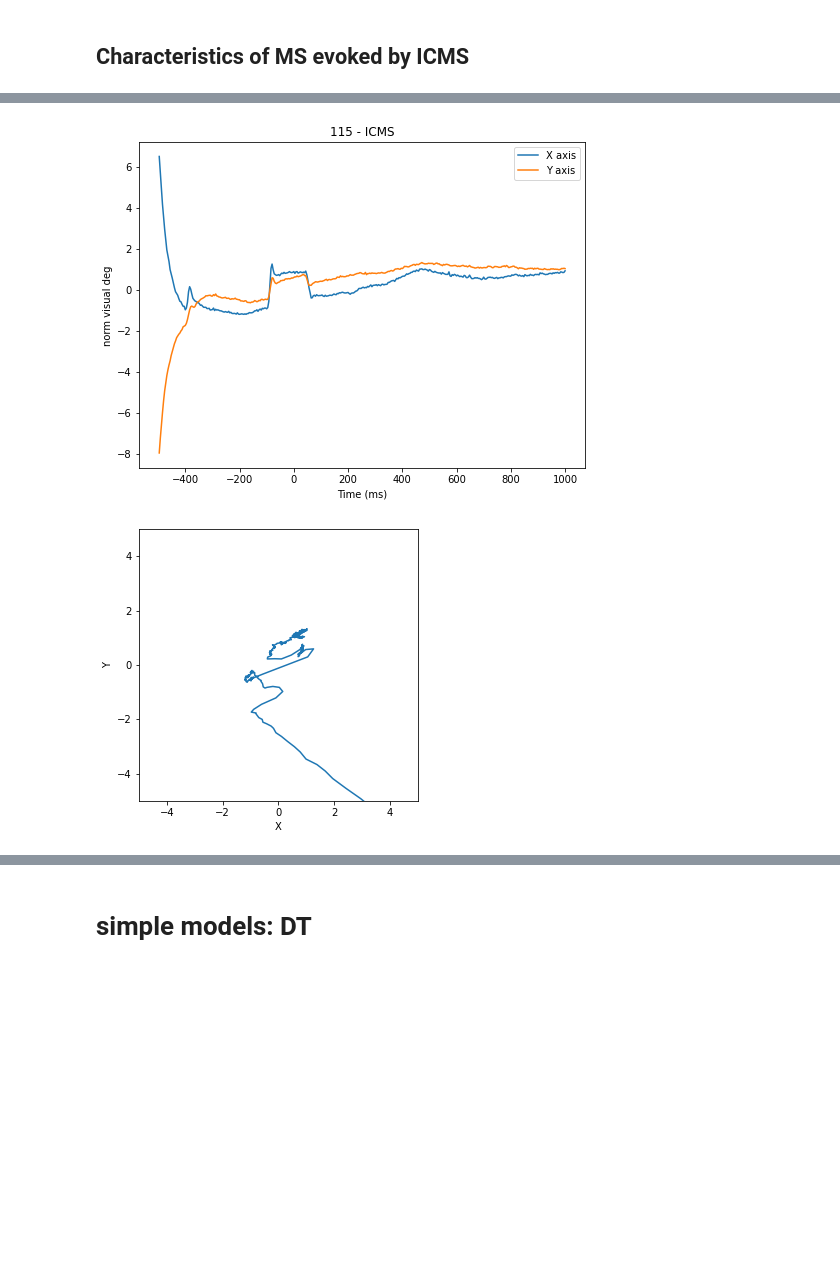
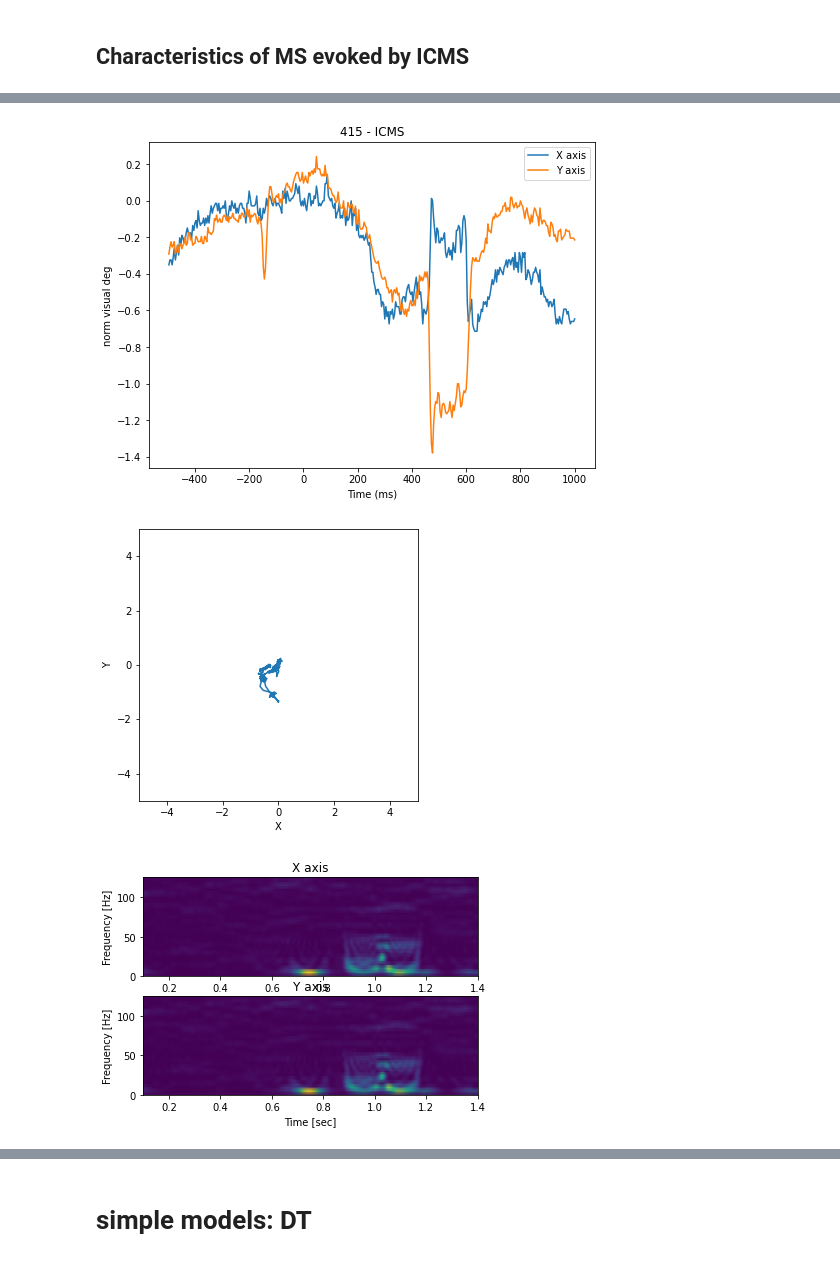
Before and after one commit to noamKayzer/Eye-movements-classification, a Jupyter notebook: ICMS_eye_movement_classification.ipynb, the cells around one changed output, grey strips where cells are left out. Drawn from its saved outputs; the diff is of its cells as text; code cells hidden in the pictures; blank space fills up the shorter version.

```diff
--- a/ICMS_eye_movement_classification.ipynb
+++ b/ICMS_eye_movement_classification.ipynb
@@ -225,0 +209,9 @@ Total trials:1421, labels:1421. ICMS trials:703, blank trials:718
+# %%
+data_class = data_read()
+x,y,sac2RF,sac2RF_sacn = data_class.get_data()
+timeline=data_class.timeline
+mean_x_axis = x[:,:,0].mean()
+mean_y_axis = x[:,:,1].mean()
+std_x_axis = x[:,:,0].std()
+std_y_axis = x[:,:,1].std()
+print(f'mean x axis:{mean_x_axis} (+-SD:{std_x_axis}) mean y axis:{mean_y_axis} (+-SD:{std_y_axis})')
@@ -308,6 +318,8 @@ def microsacc(x,vel,std_thrs,mindur):
   sac['correction y'] = np.subtract(dX,dy)
   deg_diff_between_sac_axis_and_ms = sac_axis-sac['deg']
   sac['sac_axis_proj'] = sac['max_amp']*np.cos(deg_diff_between_sac_axis_and_ms/180*np.pi)
+  deg_diff_between_orth_axis_and_ms = (sac_axis-90)-sac['deg']
+  sac['orth_axis_proj'] = sac['max_amp']*np.cos(deg_diff_between_orth_axis_and_ms/180*np.pi)
   return sac
 # %%
 std_thrs = 5.5
@@ -377,7 +414,7 @@ class find_first_ms_class():
 # %% [markdown]
 ## Characteristics of MS evoked by ICMS
 # %%
-trial_num = 115 #@param {type:"slider", min:0, max:1500, step:1}
+trial_num = 415 #@param {type:"slider", min:0, max:1500, step:1}
 if trial_num >= x.shape[0]:
   print(f'Trial_num exceed maximum trials.\n Showing last trial:{x.shape[0]}')
   trial_num = x.shape[0]-1
@@ -433,12 +470,20 @@ def plot_trial(x,cond=None,trial_num='',x_std=False,time_vec=timeline):
     sample2time = lambda t: t*4-500
     nsac = len(ms_df)
     for i in range(nsac):
+      #pdb.set_trace()
       onset = sample2time(ms_df['onset'].loc[i])
       offset = sample2time(ms_df['offset'].loc[i]+1)
       sac_vec_idx = np.append(sac_vec_idx ,np.arange(onset,offset))
+      if trial_num and sac2RF_sacn[trial_num]>0 and int(sac2RF_sacn[trial_num])== i+1:
+        sac_n_idx = np.arange(onset,offset)
     y_of_sac = np.zeros_like(sac_vec_idx)
     fig = fig.add_trace(plotly.graph_objs.Scatter(
-        x=sac_vec_idx,y=y_of_sac,name='MS times. N:'+str(nsac),mode='markers'))
+        x=sac_vec_idx,y=y_of_sac,
+        name='MS times. N:'+str(nsac),mode='markers'))
+    if 'sac_n_idx' in locals():
+      fig = fig.add_trace(plotly.graph_objs.Scatter(
+        x=sac_n_idx,y=np.zeros_like(sac_n_idx),
+        name='sac2RF sac ('+str(sac2RF_sacn[trial_num])+') times',mode='markers'))
     fig.show()
     plt.title(str(trial_num) + cond_title)
     '''
@@ -456,6 +501,27 @@ def plot_trial(x,cond=None,trial_num='',x_std=False,time_vec=timeline):
     plt.xlim([-lim,lim])
     plt.ylabel('Y')
     plt.xlabel('X')
+    plt.show()
+
+    #create one saccade for plotting, with x[645,:,:]
+    '''
+    plt.legend()
+    plt.figure(figsize=(5,5))
+    plt.plot(x[179:187,0],x[179:187,1])
+    plt.ylim([-2.5,2.5])
+    plt.xlim([-2.5,2.5])
+    plt.ylabel('Y')
+    plt.xlabel('X')
+    plt.show()
+    '''
+    nperseg = 50
+    noverlap = nperseg - 1
+    f,t,S = scipy.signal.spectrogram(x[:,0],fs=250,nperseg=nperseg,noverlap=noverlap)
+    f_grid =  np.tile(f,(len(t),1)).T
+    fig,(ax1,ax2)=plt.subplots(2,1)
+    plot_spec_for_plot_trial(S*f_grid,'X axis',ax1,f,t)
+    f,t,S = scipy.signal.spectrogram(x[:,0],fs=250,nperseg=nperseg,noverlap=noverlap)
+    plot_spec_for_plot_trial(S*f_grid,'Y axis',ax2,f,t)
     plt.show()
   if 'models_list_all' in globals() or 'models_list_all' in locals():
     for i,cur_model in enumerate(models_name):
@@ -473,35 +539,36 @@ def plot_trial(x,cond=None,trial_num='',x_std=False,time_vec=timeline):
               ai=module(ai)
               if module == 'transformer.seq.0.fn.heads.0.E.weight':
                 break
 
           for i in cur_net.named_parameters():
             x=i[1](x)
             i[0]='transformer.seq.0.fn.heads.0.E.weight'
           print(x)
          px.line(a)
          '''
   if 'net' in globals() or 'net' in locals():
       correct,_ = cal_acc(net,th.tensor(x.swapaxes(0,1)).unsqueeze(dim=0).to(device),th.tensor([cond]))
       if correct==1:
         print('Net prediction is correct!')
       elif correct==0:
         print('Net prediction is wrong...')
   if trial_num and trial_num is not '':
     if 'train_sampler' in globals() or 'train_sampler' in locals():
       catg='None'
       if trial_num in train_sampler.indices:
         catg = 'Train'
       elif trial_num in val_sampler.indices:
         catg='CV'
       elif trial_num in test_sampler.indices:
         catg='Test'
       print(f'Trial {trial_num} is from the {catg} group.')
 
 plot_trial(x[trial_num,:,:],y[trial_num],trial_num)
 # %% [output]
 [interactive output not drawn]
-[figure, old version]
+[figure, new version]
-[figure, old version]
+[figure, new version]
+[figure, added]
 # %%
 #find mean sac of ICMS
 import warnings
```
Also changed, not shown: parts of 29 cells of this notebook.
